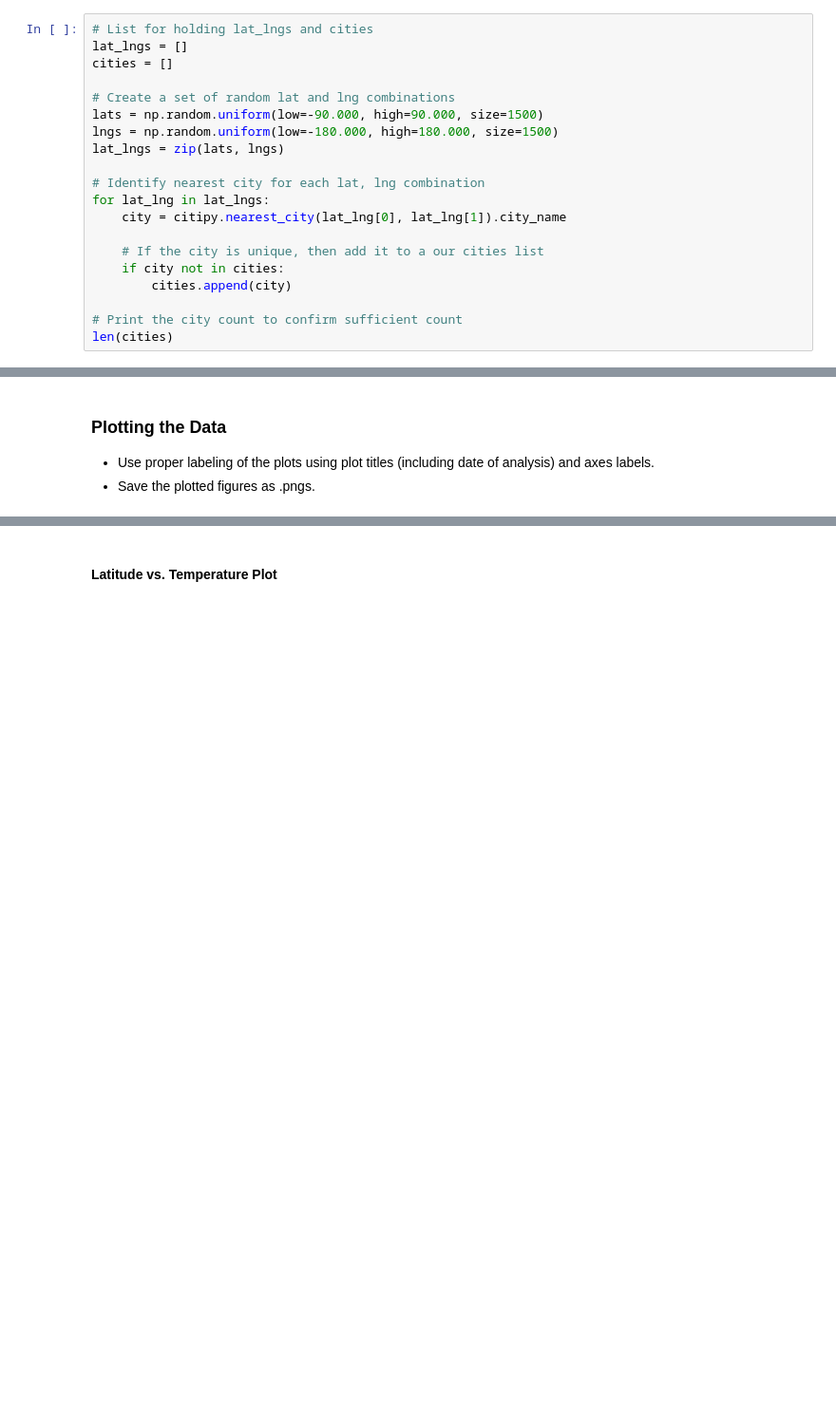
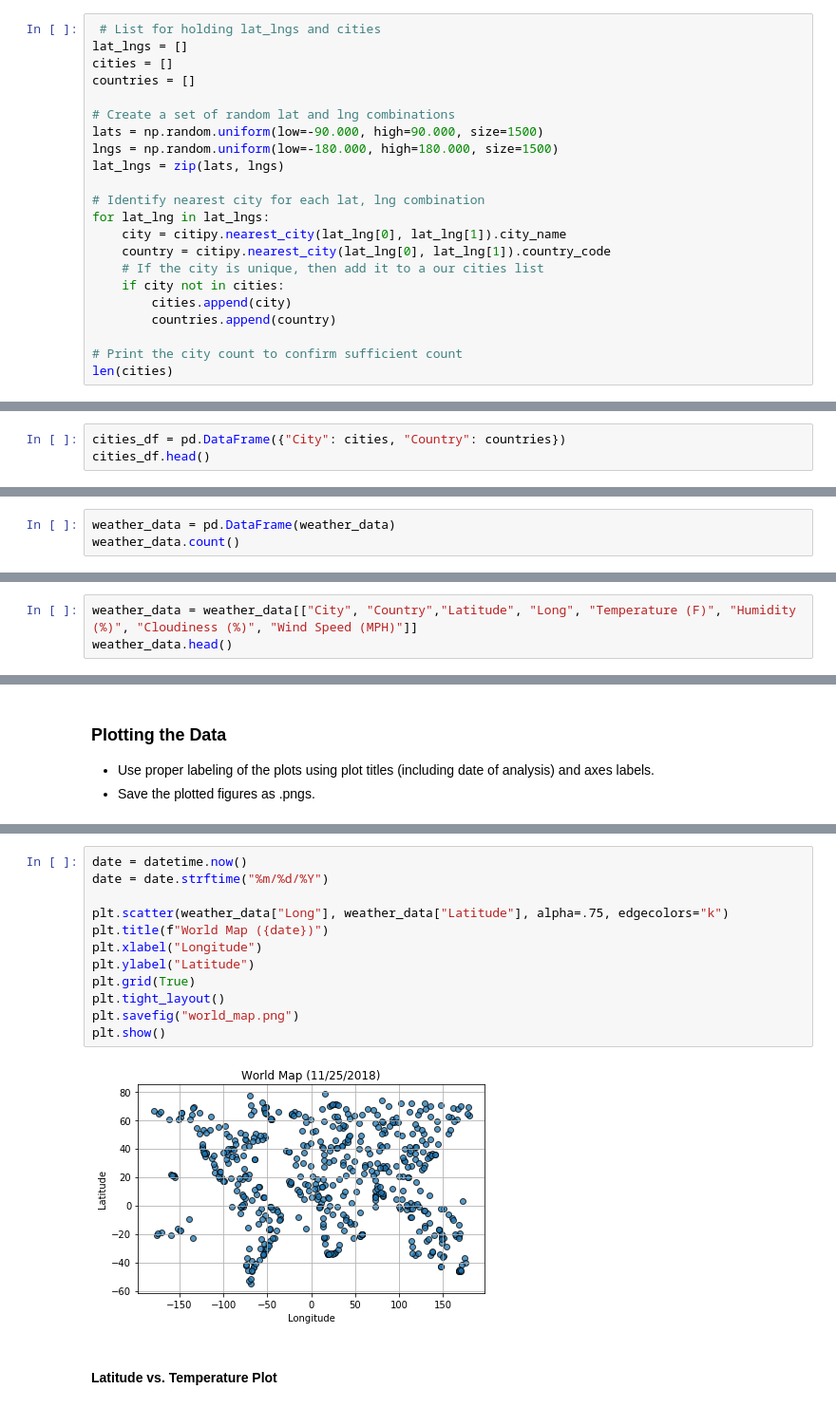
Before and after one commit to CorbinLeho/WeatherPy, a Jupyter notebook: WeatherPy.ipynb, the cells around one changed output, grey strips where cells are left out. Shown: that part at 95% size. Drawn from its saved outputs; the diff is of its cells as text; blank space fills up the shorter version.

```diff
--- a/WeatherPy.ipynb
+++ b/WeatherPy.ipynb
@@ -35,9 +34,10 @@ lng_range = (-180, 180)
 # %% [markdown]
 ## Generate Cities List
 # %%
-# List for holding lat_lngs and cities
+ # List for holding lat_lngs and cities
 lat_lngs = []
 cities = []
+countries = []
 
 # Create a set of random lat and lng combinations
 lats = np.random.uniform(low=-90.000, high=90.000, size=1500)
@@ -47,10 +47,11 @@ lat_lngs = zip(lats, lngs)
 # Identify nearest city for each lat, lng combination
 for lat_lng in lat_lngs:
     city = citipy.nearest_city(lat_lng[0], lat_lng[1]).city_name
-
+    country = citipy.nearest_city(lat_lng[0], lat_lng[1]).country_code
     # If the city is unique, then add it to a our cities list
     if city not in cities:
         cities.append(city)
+        countries.append(country)
 
 # Print the city count to confirm sufficient count
 len(cities)
@@ -81,0 +64,3 @@ Data Retrieval Complete
+# %%
+cities_df = pd.DataFrame({"City": cities, "Country": countries})
+cities_df.head()
@@ -105,0 +124,3 @@ dtype: int64
+# %%
+weather_data = pd.DataFrame(weather_data)
+weather_data.count()
@@ -105,0 +137,3 @@ dtype: int64
+# %%
+weather_data = weather_data[["City", "Country","Latitude", "Long", "Temperature (F)", "Humidity (%)", "Cloudiness (%)", "Wind Speed (MPH)"]]
+weather_data.head()
@@ -110,2 +155,16 @@ dtype: int64
+# %%
+date = datetime.now()
+date = date.strftime("%m/%d/%Y")
+
+plt.scatter(weather_data["Long"], weather_data["Latitude"], alpha=.75, edgecolors="k")
+plt.title(f"World Map ({date})")
+plt.xlabel("Longitude")
+plt.ylabel("Latitude")
+plt.grid(True)
+plt.tight_layout()
+plt.savefig("world_map.png")
+plt.show()
+# %% [output]
+[figure, added]
 # %% [markdown]
 #### Latitude vs. Temperature Plot
```
Also changed, not shown: parts of 21 cells of this notebook, 6 other files.
